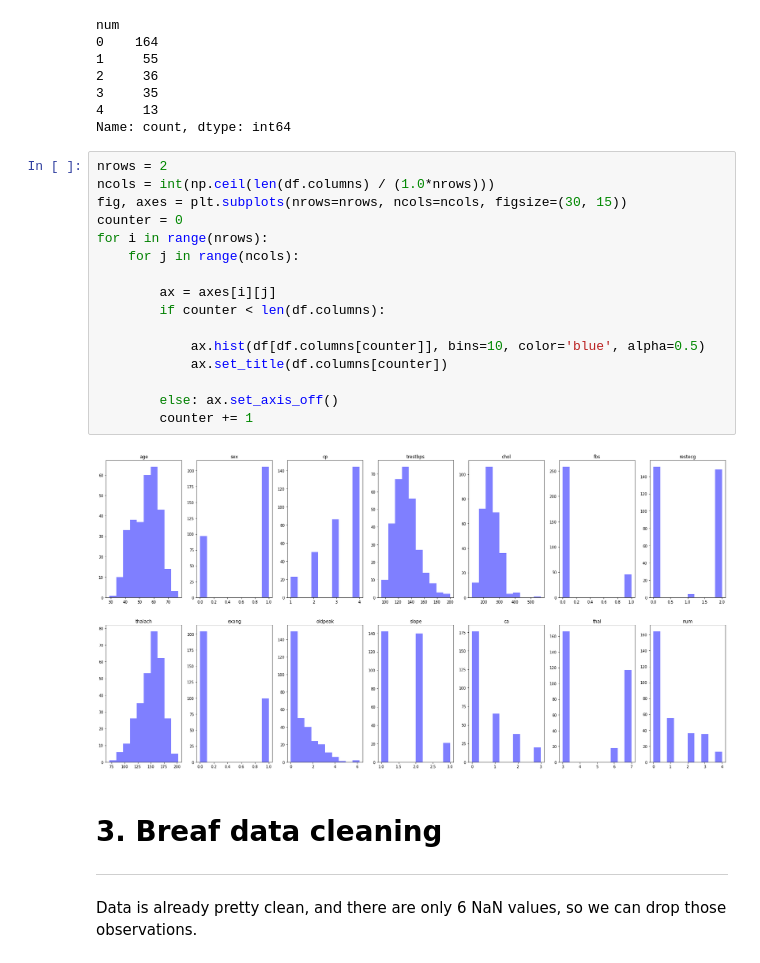
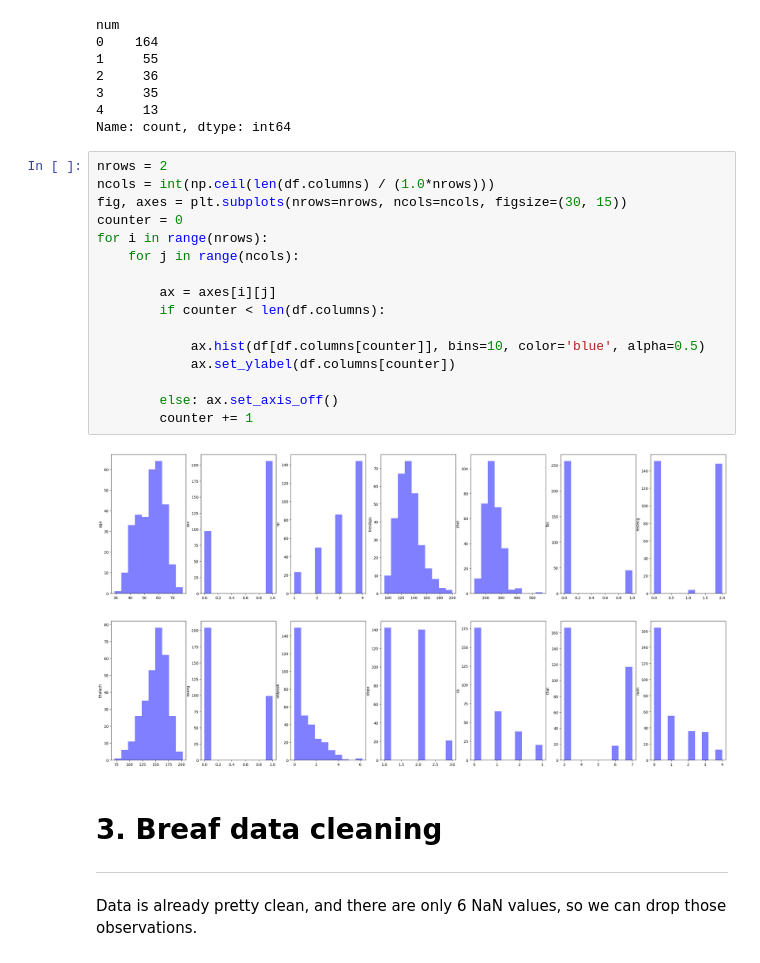
Before and after one commit to mishasilva01/FAA_project1, a Jupyter notebook: project1_notebook.ipynb, the cells around one changed output. Drawn from its saved outputs; the diff is of its cells as text.

```diff
--- a/project1_notebook.ipynb
+++ b/project1_notebook.ipynb
@@ -153,21 +153,21 @@ Name: count, dtype: int64
 # %%
 nrows = 2
 ncols = int(np.ceil(len(df.columns) / (1.0*nrows)))
 fig, axes = plt.subplots(nrows=nrows, ncols=ncols, figsize=(30, 15))
 counter = 0
 for i in range(nrows):
     for j in range(ncols):
 
         ax = axes[i][j]
         if counter < len(df.columns):
 
             ax.hist(df[df.columns[counter]], bins=10, color='blue', alpha=0.5)
-            ax.set_title(df.columns[counter])
+            ax.set_ylabel(df.columns[counter])
 
         else: ax.set_axis_off()
         counter += 1
 # %% [output]
-[figure, old version]
+[figure, new version]
 # %% [markdown]
 # 3. Breaf data cleaning
 
```
Also changed, not shown: parts of 23 cells of this notebook.
